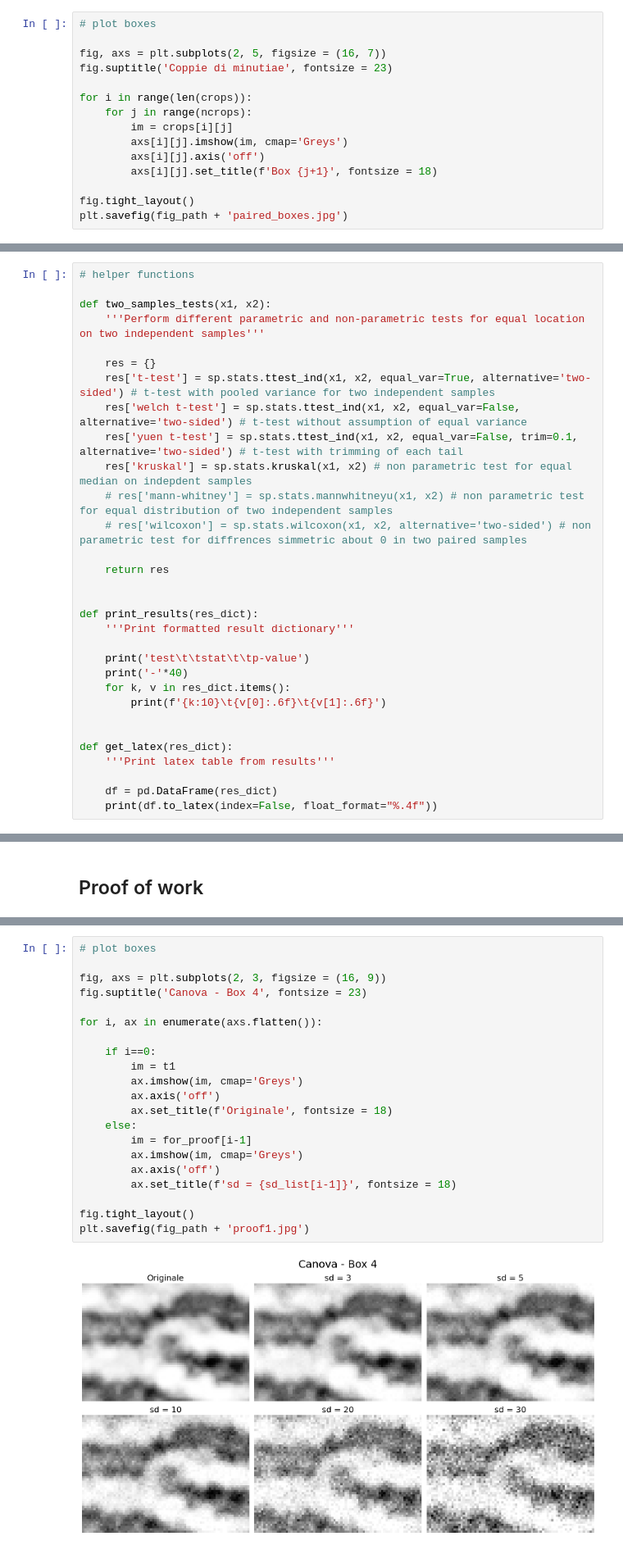
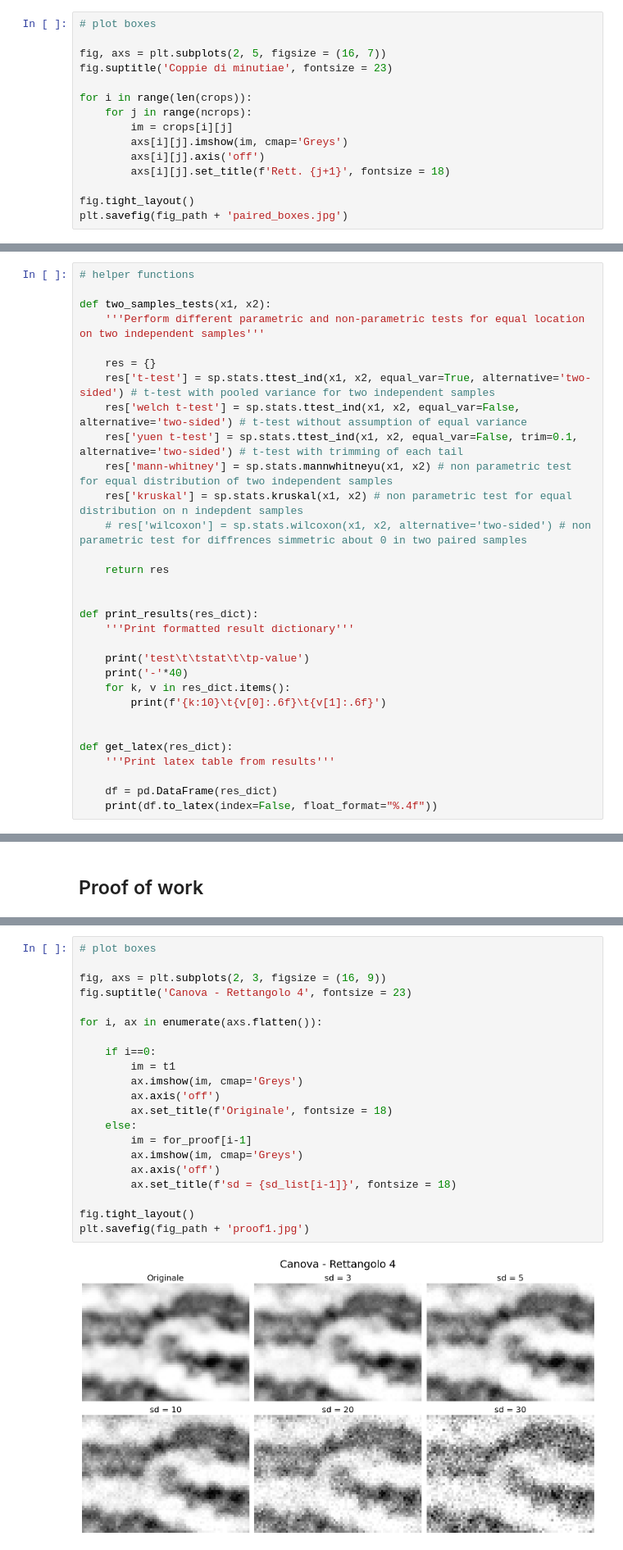
Before and after one commit to apiraccini/canova_fingerprints, a Jupyter notebook: final/analisi.ipynb, the cells around one changed output, grey strips where cells are left out. Shown at 82% size. Cells and saved outputs as stored; diff of their text form.

```diff
--- a/final/analisi.ipynb
+++ b/final/analisi.ipynb
@@ -136,7 +136,7 @@ for i in range(len(crops)):
         im = crops[i][j]
         axs[i][j].imshow(im, cmap='Greys')
         axs[i][j].axis('off')
-        axs[i][j].set_title(f'Box {j+1}', fontsize = 18)
+        axs[i][j].set_title(f'Rett. {j+1}', fontsize = 18)
 
 fig.tight_layout()
 plt.savefig(fig_path + 'paired_boxes.jpg')
@@ -164,8 +164,8 @@ def two_samples_tests(x1, x2):
     res['t-test'] = sp.stats.ttest_ind(x1, x2, equal_var=True, alternative='two-sided') # t-test with pooled variance for two independent samples
     res['welch t-test'] = sp.stats.ttest_ind(x1, x2, equal_var=False, alternative='two-sided') # t-test without assumption of equal variance
     res['yuen t-test'] = sp.stats.ttest_ind(x1, x2, equal_var=False, trim=0.1, alternative='two-sided') # t-test with trimming of each tail
-    res['kruskal'] = sp.stats.kruskal(x1, x2) # non parametric test for equal median on indepdent samples
-    # res['mann-whitney'] = sp.stats.mannwhitneyu(x1, x2) # non parametric test for equal distribution of two independent samples
+    res['mann-whitney'] = sp.stats.mannwhitneyu(x1, x2) # non parametric test for equal distribution of two independent samples
+    res['kruskal'] = sp.stats.kruskal(x1, x2) # non parametric test for equal distribution on n indepdent samples
     # res['wilcoxon'] = sp.stats.wilcoxon(x1, x2, alternative='two-sided') # non parametric test for diffrences simmetric about 0 in two paired samples
 
     return res
@@ -287,26 +288,26 @@ for_proof = [np.clip(t1 + np.random.normal(0, sd, t1.shape), 0, 255) for sd in s
 # %%
 # plot boxes
 
 fig, axs = plt.subplots(2, 3, figsize = (16, 9))
-fig.suptitle('Canova - Box 4', fontsize = 23)
+fig.suptitle('Canova - Rettangolo 4', fontsize = 23)
 
 for i, ax in enumerate(axs.flatten()):
 
     if i==0:
         im = t1
         ax.imshow(im, cmap='Greys')
         ax.axis('off')
         ax.set_title(f'Originale', fontsize = 18)
     else:
         im = for_proof[i-1]
         ax.imshow(im, cmap='Greys')
         ax.axis('off')
         ax.set_title(f'sd = {sd_list[i-1]}', fontsize = 18)
 
 fig.tight_layout()
 plt.savefig(fig_path + 'proof1.jpg')
 # %% [output]
-[figure, old version]
+[figure, new version]
 # %%
 print("Test di prova utilizzando perturbazioni casuali di un'immagine scelta")
 
```
Also changed, not shown: parts of 6 cells of this notebook, 2 other files.
